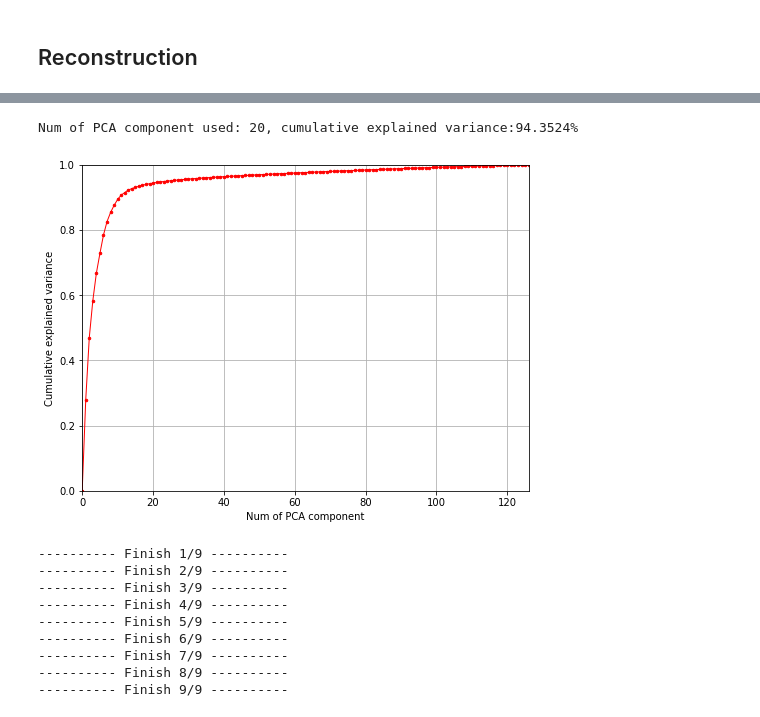
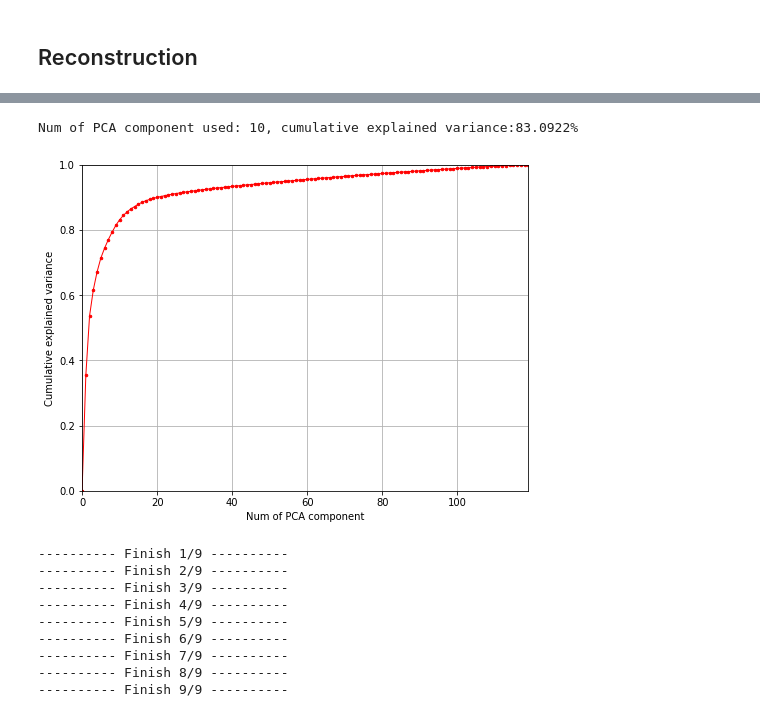
Before and after one commit to SJTUzhou/3D-Teeth-Reconstruction-from-Five-Intra-oral-Images, a Jupyter notebook: cpd_ssm.ipynb, the cells around one changed output, grey strips where cells are left out. Saved outputs shown, nothing was run; the diff lists cells and outputs as text; code cells hidden in the pictures.

```diff
--- a/cpd_ssm.ipynb
+++ b/cpd_ssm.ipynb
@@ -616,17 +617,17 @@ Num of PCA component used: 20, cumulative explained variance:78.4926%
 # %%
-toothIndex = 11
+toothIndex = 14
 saveDirGp = r"./data/cpdGpAlignedData/{}/".format(toothIndex)
 # saveAlignedPointGroups2Txt(alignedPointGroups, trainPgTags, saveDir)
 alignedPointGroups, alignedPgIndices = loadAlignedPointGroupsWithIndex(saveDirGp)
 # %%
 eigVal, eigVec, A, meanTrainPointVector = getEigValVecOfSSMByPCA(alignedPointGroups)
-numPC2Keep = 20
+numPC2Keep = 10
 featureVectors = A @ eigVec[:,:numPC2Keep]
 print("Num of PCA component used: {}, cumulative explained variance:{:.4f}%".format(numPC2Keep,100*remainedInfoRatio(eigVal, numPC2Keep))) # 保留前?个主成分
 visualizeCompactnessOfSSM(eigVal)
 # %% [output]
-Num of PCA component used: 20, cumulative explained variance:94.3524%
+Num of PCA component used: 10, cumulative explained variance:83.0922%
-[figure, old version]
+[figure, new version]
 # %%
 def alignTestPointGroups(refPG, testPGs, tolerance=1e-4, max_iter=100):
     testScales = []
```
Also changed, not shown: parts of 2 cells of this notebook, 4 other files.
